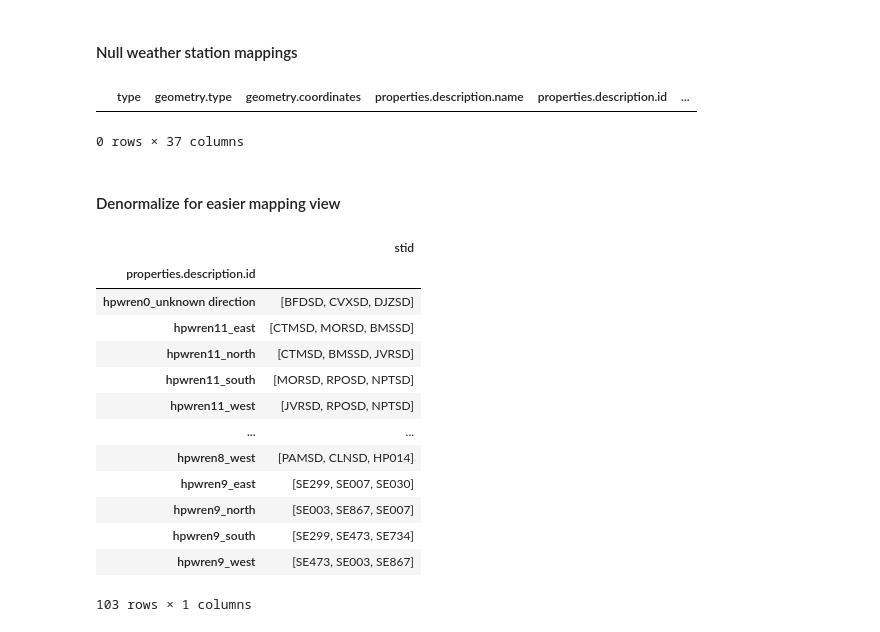
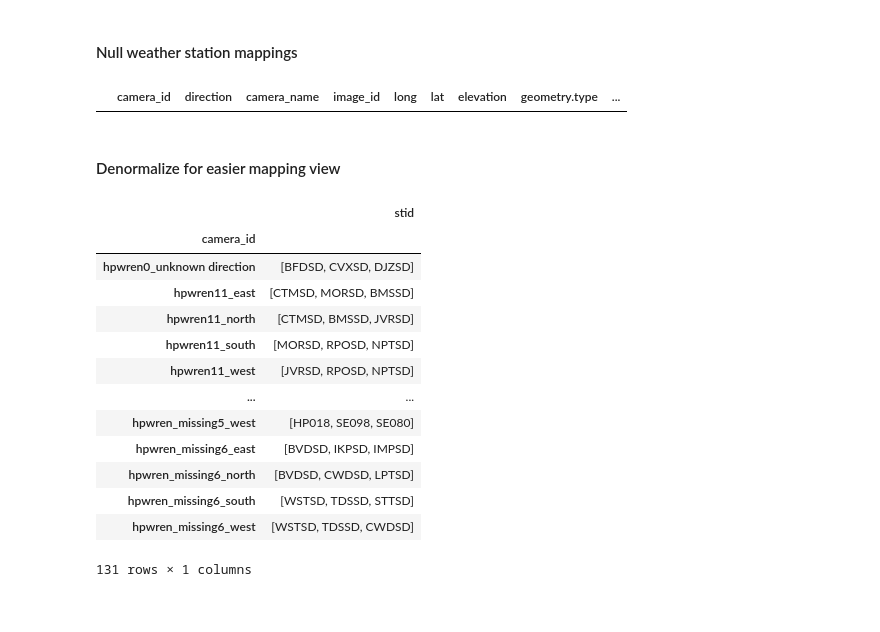
Before and after one commit to shaneluna/smokeynet-engineering, a Jupyter notebook: notebooks/weather/1_weather_process_camera_station_map.ipynb, the cells around one changed output. Saved outputs shown, nothing was run; the diff lists cells and outputs as text; code cells hidden in the pictures.

```diff
--- a/notebooks/weather/1_weather_process_camera_station_map.ipynb
+++ b/notebooks/weather/1_weather_process_camera_station_map.ipynb
@@ -147,14 +156,2 @@ print(hpwren_cameras_metadata_df.shape)
 # %% [markdown]
 ### Convert camera coords to geospatial point
-# %%
-# set geometry.coordinates to list instead of string
-hpwren_cameras_metadata_df["geometry.coordinates"] = hpwren_cameras_metadata_df[
-    "geometry.coordinates"
-].apply(lambda x: literal_eval(str(x)))
-
-# split new list of coordinates into temp df with column for lat, long, altitude (row order retained)
-temp_coords_df = pd.DataFrame(
-    hpwren_cameras_metadata_df["geometry.coordinates"].tolist(),
-    columns=["long", "lat", "elevation"],
-)
-temp_coords_df.head()
@@ -168,6 +158,9 @@ temp_coords_df.head()
 # %%
 # Generate spatial points for each camera lat, long
-camera_geometry = [Point(xy) for xy in zip(temp_coords_df.long, temp_coords_df.lat)]
+camera_geometry = [
+    Point(xy)
+    for xy in zip(hpwren_cameras_metadata_df.long, hpwren_cameras_metadata_df.lat)
+]
 
 # Convert df to geopandas df and append geometry column
 hpwren_cameras_metadata_gdf = GeoDataFrame(
@@ -363,7 +356,7 @@ cross_join_gdf["is_in_direction"] = cross_join_gdf.apply(
 # Calculate row number by closeness
 # https://stackoverflow.com/questions/17775935/sql-like-window-functions-in-pandas-row-numbering-in-python-pandas-dataframe
 cross_join_gdf = cross_join_gdf.sort_values(
-    ["properties.description.id", "distance_mi"], ascending=[True, True]
+    ["camera_id", "distance_mi"], ascending=[True, True]
 )
 
 # filter out the not in directions for proper cumcount
@@ -378,7 +371,7 @@ cross_join_filter_gdf = cross_join_filter_gdf[
 ].copy()
 
 cross_join_filter_gdf["rn"] = (
-    cross_join_filter_gdf.groupby(["properties.description.id"]).cumcount() + 1
+    cross_join_filter_gdf.groupby(["camera_id"]).cumcount() + 1
 )
 # %%
 cross_join_filter_gdf
@@ -429,7 +422,7 @@ hpwren_cameras_metadata_gdf.shape
 cams_to_stations_df = hpwren_cameras_metadata_gdf.merge(
     cross_join_matches_gdf[
         [
-            "properties.description.id",
+            "camera_id",
             "stid",
             "shortname",
             "distance_m",
@@ -438,13 +431,13 @@ cams_to_stations_df = hpwren_cameras_metadata_gdf.merge(
             "rn",
         ]
     ],
-    on="properties.description.id",
+    on="camera_id",
     how="left",
 )
 
 cams_to_stations_df[
     [
-        "properties.description.id",
+        "camera_id",
         "stid",
         "shortname",
         "distance_m",
@@ -473,29 +466,28 @@ cams_to_stations_df
 # %%
 cams_to_stations_df[cams_to_stations_df["stid"].isna()]
 # %% [output]
-|  | type | geometry.type | geometry.coordinates | properties.description.name | properties.description.id | ... |
+|  | camera_id | direction | camera_name | image_id | long | lat | elevation | geometry.type | ... |
-0 rows × 37 columns
 # %% [markdown]
 #### Denormalize for easier mapping view
 # %%
 cams_to_stations_map_df = pd.DataFrame(
-    cams_to_stations_df[["properties.description.id", "stid"]]
-    .groupby(["properties.description.id"])["stid"]
+    cams_to_stations_df[["camera_id", "stid"]]
+    .groupby(["camera_id"])["stid"]
     .apply(list)
 )
 cams_to_stations_map_df
 # %% [output]
 |  | stid |
-| properties.description.id |  |
+| camera_id |  |
 | hpwren0_unknown direction | [BFDSD, CVXSD, DJZSD] |
 | hpwren11_east | [CTMSD, MORSD, BMSSD] |
 | hpwren11_north | [CTMSD, BMSSD, JVRSD] |
 | hpwren11_south | [MORSD, RPOSD, NPTSD] |
 | hpwren11_west | [JVRSD, RPOSD, NPTSD] |
 | ... | ... |
-| hpwren8_west | [PAMSD, CLNSD, HP014] |
-| hpwren9_east | [SE299, SE007, SE030] |
-| hpwren9_north | [SE003, SE867, SE007] |
-| hpwren9_south | [SE299, SE473, SE734] |
-| hpwren9_west | [SE473, SE003, SE867] |
+| hpwren_missing5_west | [HP018, SE098, SE080] |
+| hpwren_missing6_east | [BVDSD, IKPSD, IMPSD] |
+| hpwren_missing6_north | [BVDSD, CWDSD, LPTSD] |
+| hpwren_missing6_south | [WSTSD, TDSSD, STTSD] |
+| hpwren_missing6_west | [WSTSD, TDSSD, CWDSD] |
-103 rows × 1 columns
+131 rows × 1 columns
```
Also changed, not shown: parts of 15 cells of this notebook, 2 other files.
